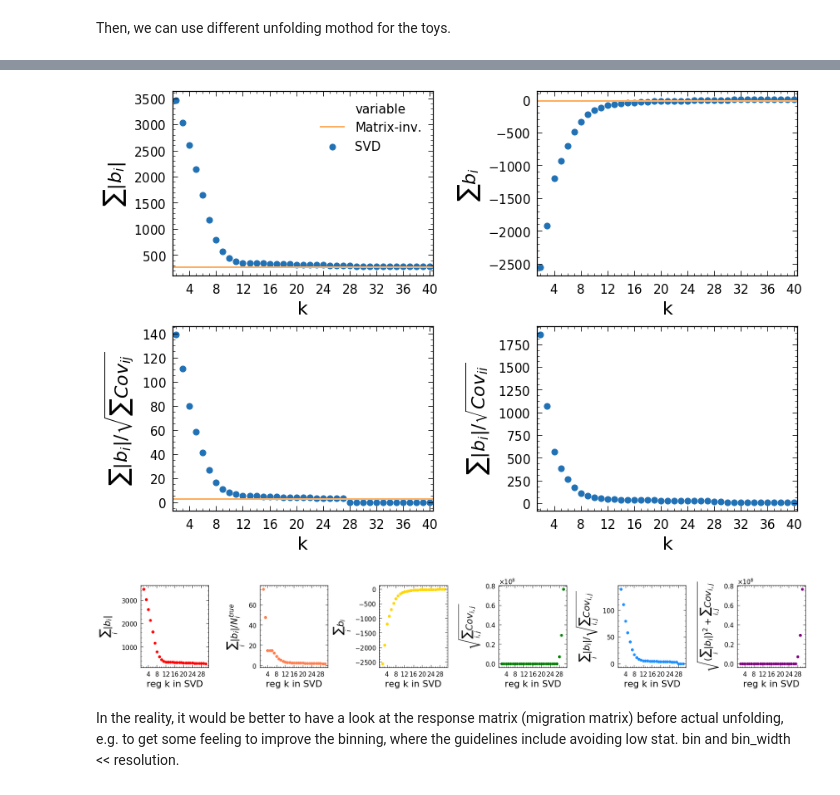
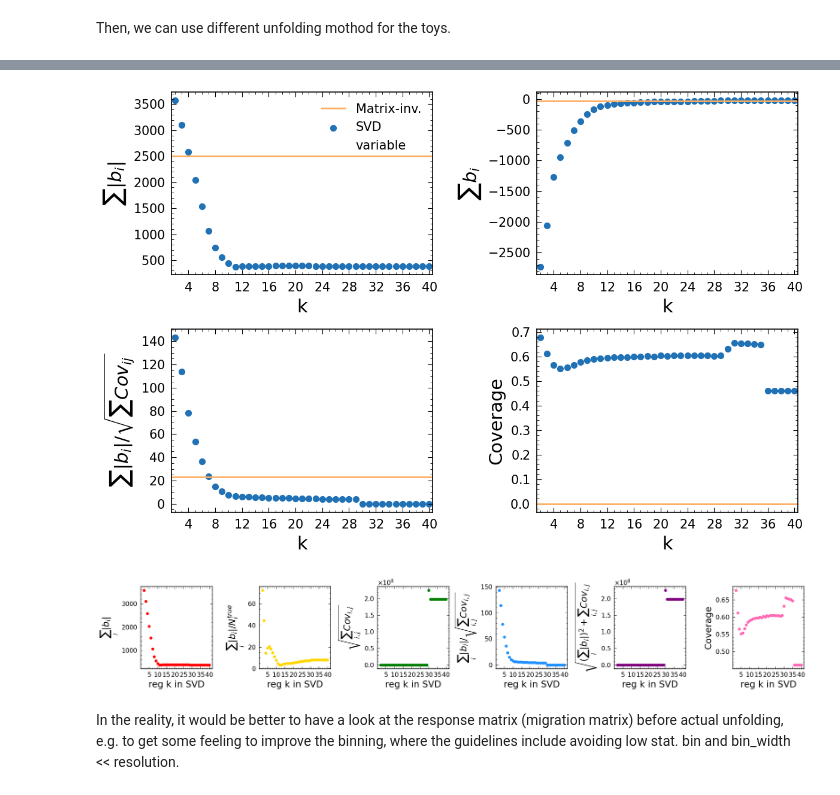
Before and after one commit to lucao-git/PyRooUnfold, a Jupyter notebook: example/pyroounfold_example.ipynb, the cells around one changed output, grey strips where cells are left out. Cells and saved outputs as stored; diff of their text form; code cells hidden in the pictures.

```diff
--- a/example/pyroounfold_example.ipynb
+++ b/example/pyroounfold_example.ipynb
@@ -256,7 +261,7 @@ example_toy = toy_unfold(
     name_var_reco = 'measured',
     show_var = 'variable',   # just for plotting
     bins = my_bins,
-    toy_size =1000  # generate 1k toys
+    toy_size = 10  # number of toys
 )
 
     ## optional input
@@ -296,6 +301,6 @@ Warning: response matrix bad condition= -1
 # %%
-# try SVD method with scanning various k parameter, e.g. [2,..,nbin]
+# try SVD method with scanning various k parameter
 
 k_arr = np.arange(2, example_toy.nbins+1).tolist()
 
-svd_cen, svd_err, svd_fom = example_toy.do_toyUnfold_scan(method='Svd', para_arr=k_arr, get_fom=True)
+svd_cen, svd_err, svd_coverage, svd_fom = example_toy.do_toyUnfold_scan(method='Svd', para_arr=k_arr, get_fom=True)
@@ -302,33 +325,29 @@ svd_cen, svd_err, svd_fom = example_toy.do_toyUnfold_scan(method='Svd', para_arr
 # %%
 # compare the result
 # User can define own plotting function
-# some examples can be found in ./plotting.py
+# Some examples can be found in ./plotting.py
 
 plot_unf_fom_my(k_arr, svd_fom, inv_fom, example_toy.show_var, leg=1)
 # %% [output]
-[figure, old version]
+[figure, new version]
 # %%
-foms    = [svd_fom['fom_a'], svd_fom['fom_b'], svd_fom['fom_c'], svd_fom['fom_d'], svd_fom['fom_e'], svd_fom['fom_f']]
+foms    = [svd_fom['fom_a'], svd_fom['fom_b'], svd_fom['fom_d'], svd_fom['fom_e'], svd_fom['fom_f'],svd_fom['fom_h']]
 
-colors    = ['red', 'coral', 'gold', 'green', 'dodgerblue', 'purple', 'hotpink']
+colors    = ['red', 'gold', 'green', 'dodgerblue', 'purple', 'hotpink']
 
 fom_names = ['$\sum_{i}{|b_{i}|}$',
              '$\sum_{i}{|b_{i}|/N_{i}^{true}}$',
-             '$\sum_{i}{b_{i}}$',
              '$\sqrt{\sum_{i,j}Cov_{i,j}}$',
              '$\sum_{i}{|b_{i}|}/\sqrt{\sum_{i,j}Cov_{i,j}}$',
-             '$\sqrt{(\sum_{i}{|b_{i}|})^{2} + \sum_{i,j}Cov_{i,j}}$' ]
+             '$\sqrt{(\sum_{i}{|b_{i}|})^{2} + \sum_{i,j}Cov_{i,j}}$', 'Coverage' ]
 
-last_k = 29
-
-# plot all k
-#fig_svd_para = plot_compare_para(len(foms), fom_k, 'reg k in SVD', foms, fom_names, colors, 'variable')
+last_k = 40
 
 # plot until last_k
 fig_svd_para = plot_compare_para(len(foms), k_arr, 'reg k in SVD', foms, fom_names, colors, 'variable', last_k)
-#fig_svd_para.savefig('svd_fom.pdf')
+fig_svd_para.savefig('svd_fom.pdf')
 # %% [output]
-[figure, old version]
+[figure, new version]
 # %% [markdown]
 In the reality, it would be better to have a look at the response matrix (migration matrix) before actual unfolding, e.g. to get some feeling to improve the binning, where the guidelines include avoiding low stat. bin and bin_width << resolution.
 # %%
```
Also changed, not shown: parts of 16 cells of this notebook, 9 other files.
